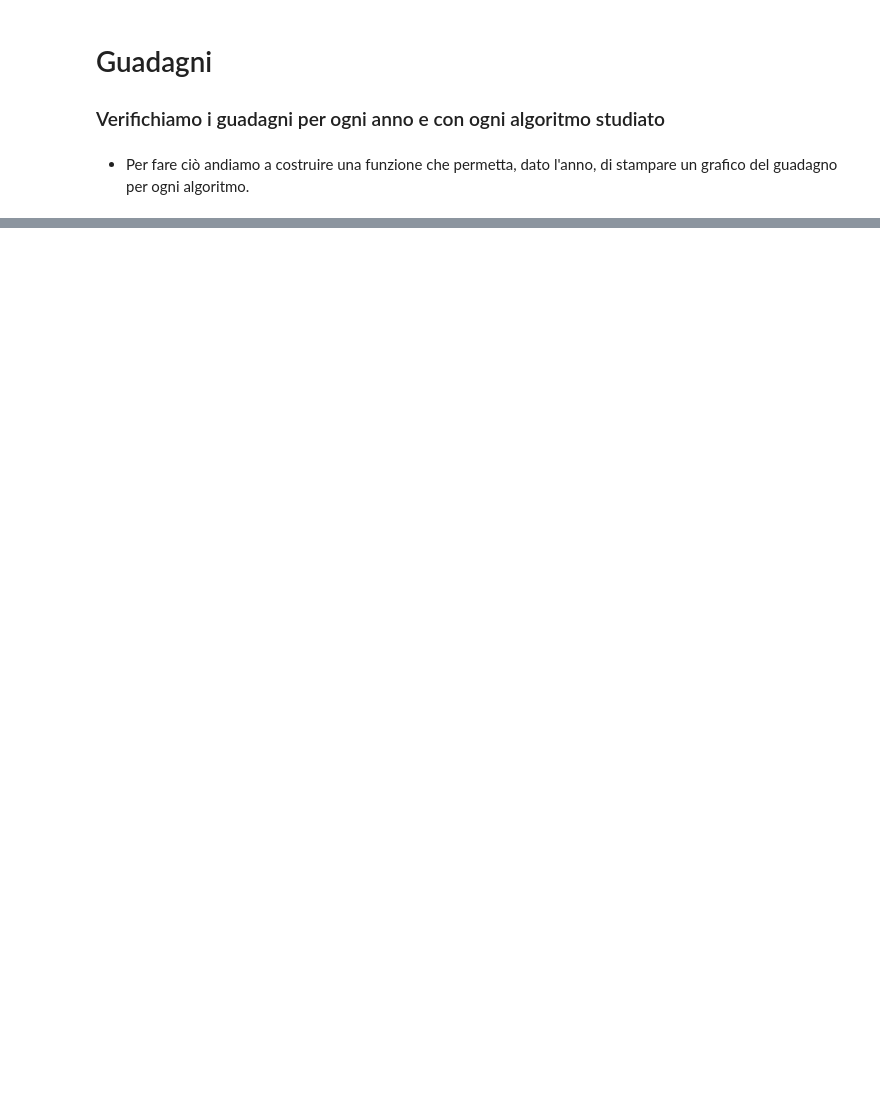
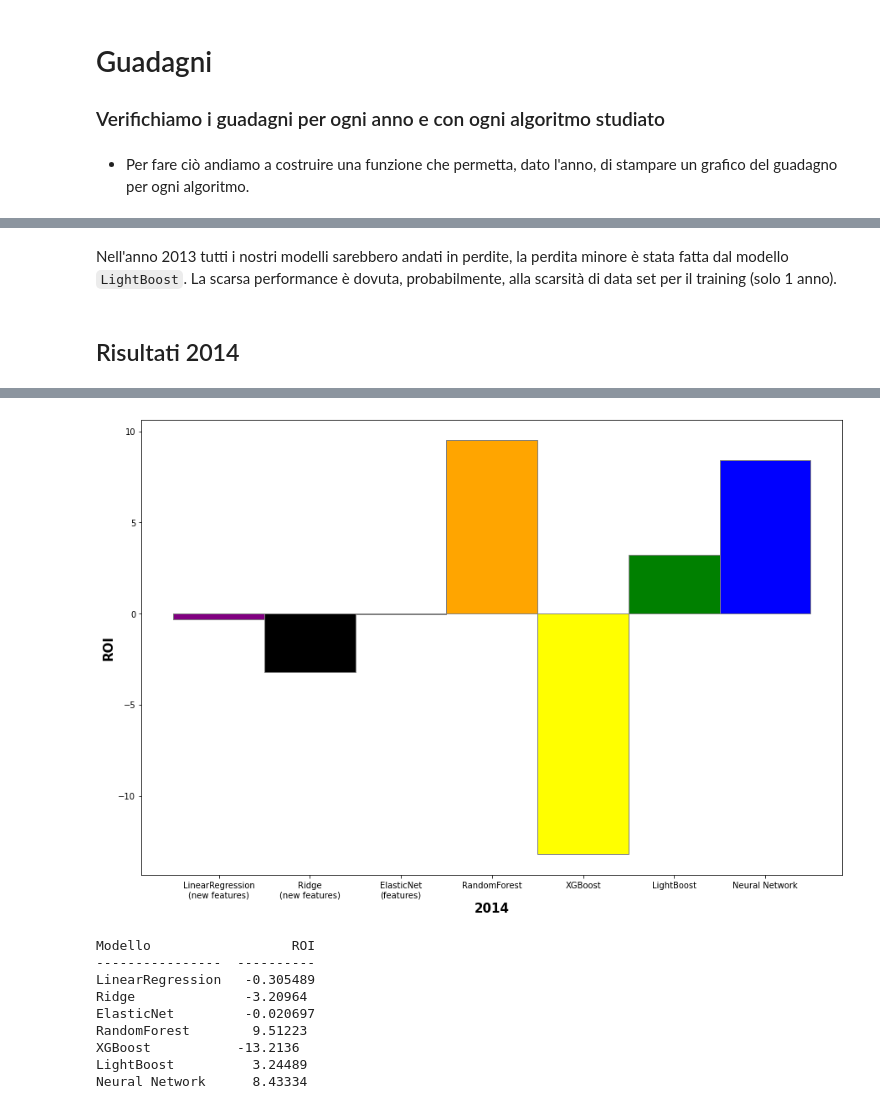
Before and after one commit to Morlenza/Nasdaq_prediction, a Jupyter notebook: PredizioneNasdaq.ipynb, the cells around one changed output, grey strips where cells are left out. Cells and saved outputs as stored; diff of their text form; code cells hidden in the pictures; blank space fills up the shorter version.

```diff
--- a/PredizioneNasdaq.ipynb
+++ b/PredizioneNasdaq.ipynb
@@ -943,0 +954,7 @@ chartFromYear(2017)
+# %% [markdown]
+Nell'anno 2013 tutti i nostri modelli sarebbero andati in perdite, la perdita minore è stata fatta dal modello `LightBoost`. La scarsa performance è dovuta, probabilmente, alla scarsità di data set per il training (solo 1 anno).
+# %% [markdown]
+## Risultati 2014
+# %%
+chartFromYear(2014)
+# %% [output]
@@ -943,0 +965,10 @@ chartFromYear(2017)
+[figure, added]
+Modello                  ROI
+----------------  ----------
+LinearRegression   -0.305489
+Ridge              -3.20964
+ElasticNet         -0.020697
+RandomForest        9.51223
+XGBoost           -13.2136
+LightBoost          3.24489
+Neural Network      8.43334
```
Also changed, not shown: parts of 41 cells of this notebook.
